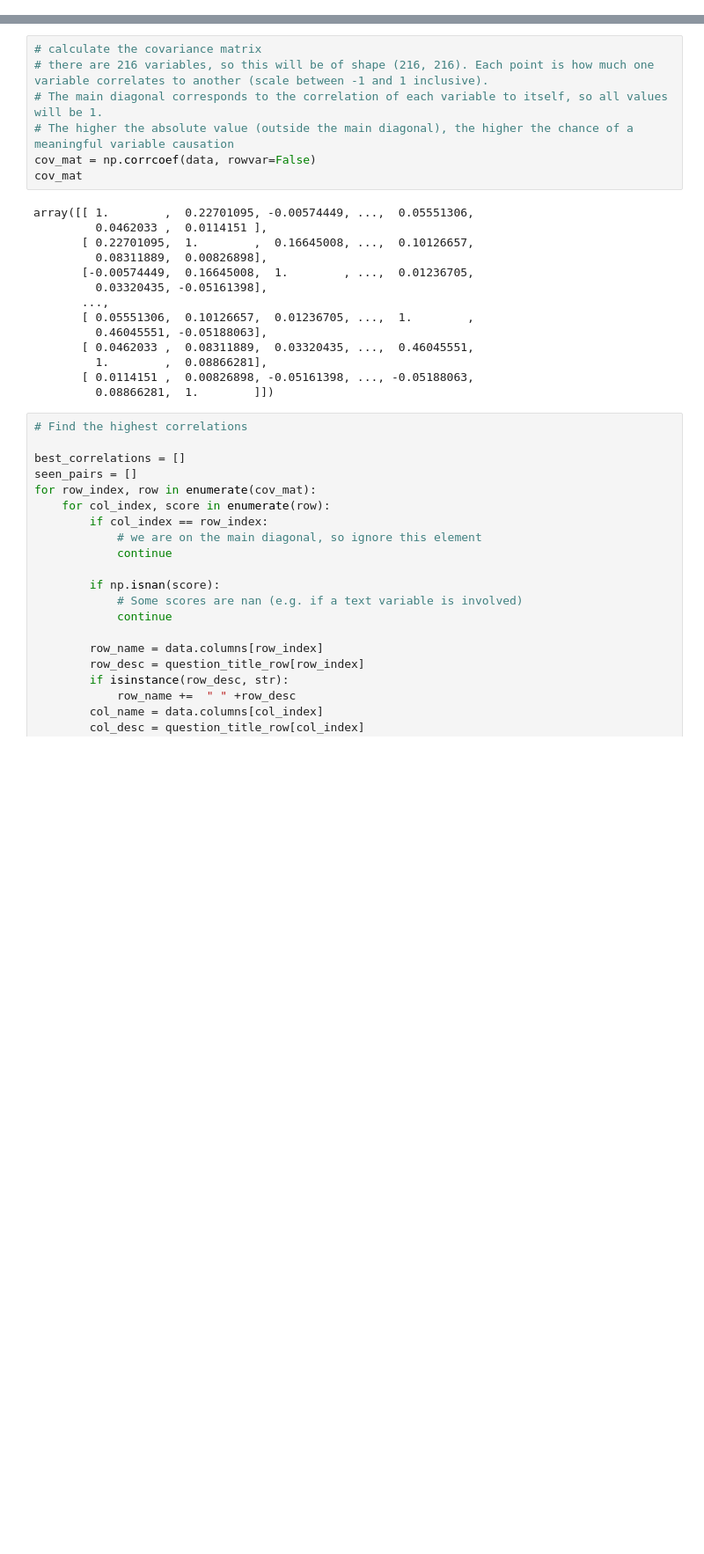
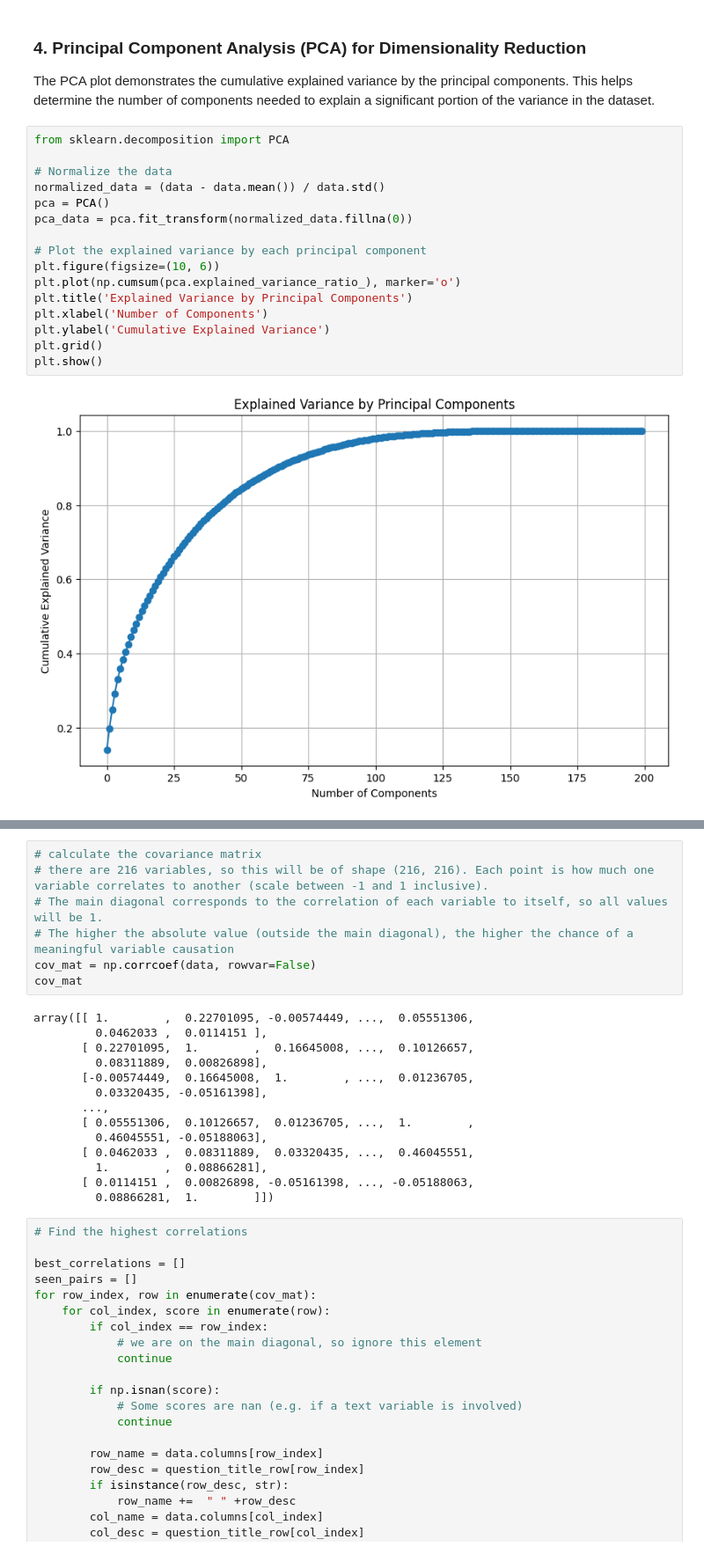
Before and after one commit to CarolineMorton12/asef, a Jupyter notebook: main.ipynb, the cells around one changed output, grey strips where cells are left out. Shown at 88% size. Cells and saved outputs as stored; diff of their text form; blank space fills up the shorter version.

```diff
--- a/main.ipynb
+++ b/main.ipynb
@@ -44,0 +103,21 @@ data.shape
+# %% [markdown]
+### 4. Principal Component Analysis (PCA) for Dimensionality Reduction
+The PCA plot demonstrates the cumulative explained variance by the principal components. This helps determine the number of components needed to explain a significant portion of the variance in the dataset.
+# %%
+from sklearn.decomposition import PCA
+
+# Normalize the data
+normalized_data = (data - data.mean()) / data.std()
+pca = PCA()
+pca_data = pca.fit_transform(normalized_data.fillna(0))
+
+# Plot the explained variance by each principal component
+plt.figure(figsize=(10, 6))
+plt.plot(np.cumsum(pca.explained_variance_ratio_), marker='o')
+plt.title('Explained Variance by Principal Components')
+plt.xlabel('Number of Components')
+plt.ylabel('Cumulative Explained Variance')
+plt.grid()
+plt.show()
+# %% [output]
+[figure, added]
```
Also changed, not shown: parts of 20 cells of this notebook, 3 other files.
